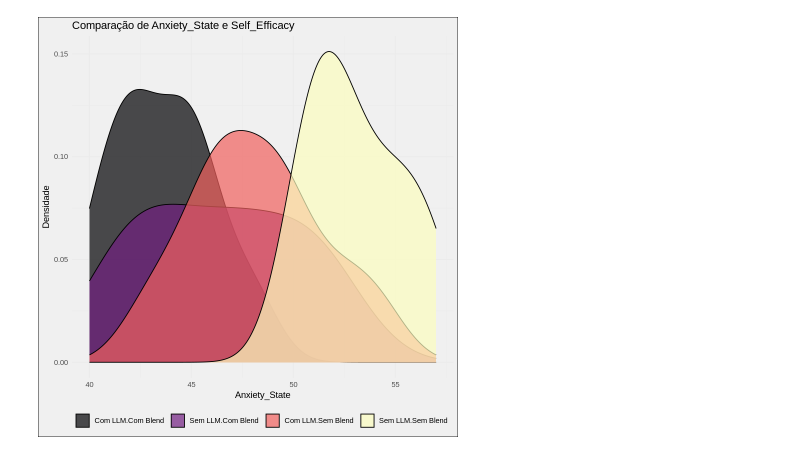
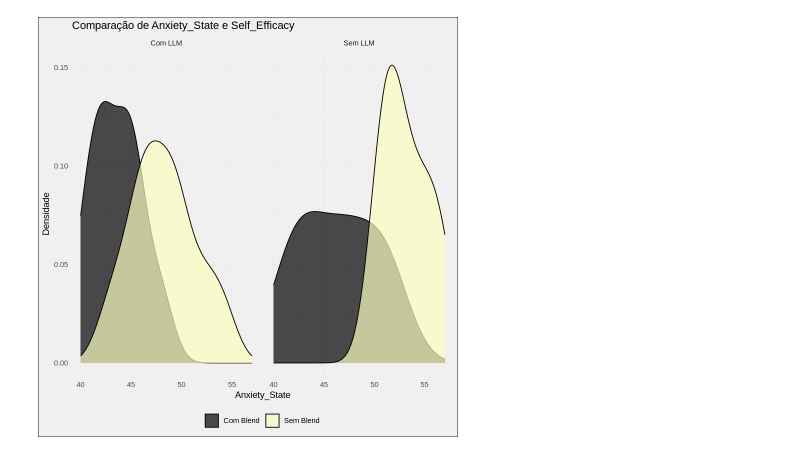
Before and after one commit to high-complexity/nb, a Jupyter notebook: io.ipynb, the cells around one changed output. Saved outputs shown, nothing was run; the diff lists cells and outputs as text; code cells hidden in the pictures.

```diff
--- a/io.ipynb
+++ b/io.ipynb
@@ -2,22 +2,10 @@
 # Instalar pacotes necessários
 if(!require("tidyverse")) install.packages("tidyverse")
 if(!require("viridis")) install.packages("viridis")
-if(!require("reshape2")) install.packages("reshape2")
-if(!require("ggcorrplot")) install.packages("ggcorrplot")
-if(!require("plotly")) install.packages("plotly")
-if(!require("effectsize")) install.packages("effectsize")
-if(!require("ez")) install.packages("ez")
-if(!require("corrr")) install.packages("corrr")
 
 # Carregar bibliotecas
 library(tidyverse)
 library(viridis)
-library(reshape2)
-library(ggcorrplot)
-library(plotly)
-library(effectsize)
-library(ez)
-library(corrr)
 
 # Dataset como string
 data_string <- "ID,Group,Age,Gender,Programming_Experience,Anxiety_State,Self_Efficacy,Condition_LLM,Condition_Blend,task_1,task_2,task_3,task_4,task_5,task_6,task_7,task_8,task_9,task_10,Eye_Fixation_Duration,Eye_Fixation_Count,Eye_Saccade_Amplitude,Eye_Pupil_Diameter
@@ -76,21 +64,11 @@ df_normalized$Blend_Label <- factor(ifelse(df$Condition_Blend == 1, "Com Blend",
 # Definir um tema alternativo para os gráficos
 theme_set(theme_minimal() + theme(plot.background = element_rect(fill = "#f0f0f0")))
 
-# Função para gerar gráficos de correlação com ajuste de p-values
-gerar_correlacao <- function(vars_selecionadas) {
-  correlation_matrix <- cor(df_normalized[, vars_selecionadas])
-  p_values <- cor_pmat(df_normalized[, vars_selecionadas])
-
-  ggcorrplot(correlation_matrix, hc.order = TRUE, type = "lower", p.mat = p_values, sig.level = 0.05,
-             lab = TRUE, lab_size = 3, method="circle", colors = c("#6D9EC1", "white", "#E46726"),
-             title="Matriz de Correlação com P-Values Ajustados") +
-    theme(plot.title = element_text(hjust = 0.5))
-}
-
 # Função para gerar gráficos de densidade para variáveis neurofisiológicas
 gerar_grafico_densidade <- function(var1, var2) {
-  ggplot(df_normalized, aes(x = .data[[var1]], fill = interaction(LLM_Label, Blend_Label))) +
+  ggplot(df_normalized, aes(x = .data[[var1]], fill = Blend_Label)) +
     geom_density(alpha = 0.7) +
+    facet_wrap(~ LLM_Label) +
     scale_fill_viridis(discrete = TRUE, option = "magma") +
     labs(title = paste("Comparação de", var1, "e", var2),
          x = var1,
@@ -100,72 +78,31 @@ gerar_grafico_densidade <- function(var1, var2) {
 
 # Função para gerar boxplots comparando neurofisiologia e escalas
 gerar_grafico_caixa <- function(var1, var2) {
-  ggplot(df_normalized, aes(x = interaction(LLM_Label, Blend_Label), y = .data[[var1]], fill = interaction(LLM_Label, Blend_Label))) +
+  ggplot(df_normalized, aes(x = Blend_Label, y = .data[[var1]], fill = Blend_Label)) +
     geom_boxplot(alpha = 0.7) +
+    facet_wrap(~ LLM_Label) +
     scale_fill_viridis(discrete = TRUE, option = "magma") +
     labs(title = paste("Boxplot de", var1, "e", var2),
-         x = "Condição Experimental",
+         x = "Condição Blend",
          y = var1) +
     theme(legend.position = "bottom", legend.title = element_blank())
 }
 
-# Função para gerar heatmaps para variáveis neurofisiológicas
-gerar_mapa_calor <- function(var) {
-  df_heatmap <- df_normalized %>%
-    select(LLM_Label, Blend_Label, all_of(var)) %>%
-    group_by(LLM_Label, Blend_Label) %>%
-    summarize(media = mean(.data[[var]]), .groups = "drop") %>%
-    pivot_wider(names_from = Blend_Label, values_from = media)
-
-  ggplot(df_heatmap, aes(x = LLM_Label, y = `Com Blend`, fill = media)) +
-    geom_tile() +
-    scale_fill_viridis(option = "magma") +
-    labs(title = paste("Mapa de Calor de", var),
-         x = "Uso de LLM",
-         y = "Consumo de Blend") +
-    theme(legend.position = "bottom", legend.title = element_blank())
-}
-
-# Geração de 30 gráficos: comparações de duas escalas ou neurofisiologia
+# Geração de gráficos: comparações de duas escalas ou neurofisiologia
 variables <- c("Anxiety_State", "Self_Efficacy", "Eye_Fixation_Duration", "Eye_Fixation_Count", "Eye_Saccade_Amplitude", "Eye_Pupil_Diameter")
 
 graficos_densidade <- list()
 graficos_caixa <- list()
-mapas_calor <- list() # Inicializar a lista mapas_calor
 
 # Gerar gráficos de densidade e boxplots para pares de variáveis
 for (i in 1:(length(variables)-1)) {
   for (j in (i+1):length(variables)) {
-    graficos_densidade[[paste(variables[i], variables[j], sep = "_vs_")]] <- gerar_grafico_densidade(variables[i], variables[j])
-    graficos_caixa[[paste(variables[i], variables[j], sep = "_vs_")]] <- gerar_grafico_caixa(variables[i], variables[j])
+    graficos_densidade[[paste(variables[i], variables[j], sep = "vs")]] <- gerar_grafico_densidade(variables[i], variables[j])
+    graficos_caixa[[paste(variables[i], variables[j], sep = "vs")]] <- gerar_grafico_caixa(variables[i], variables[j])
   }
-}
-
-# Gerar heatmaps para variáveis neurofisiológicas
-for (var in variables) {
-  mapas_calor[[var]] <- gerar_mapa_calor(var)
 }
 
 # Exibir os gráficos
 print(graficos_densidade)
 print(graficos_caixa)
-print(mapas_calor)
-
-# Calcular a matriz de correlação com ajuste de p-values
-correlacao <- gerar_correlacao(c(variables, paste0("task_", 1:10)))
-print(correlacao)
-
-# ANOVA exemplo para a primeira tarefa - Corrigido para usar between
-anova_result <- ezANOVA(
-  data = df_normalized,
-  dv = .(task_1),  # Variável dependente
-  wid = .(ID),     # ID do participante
-  between = .(LLM_Label, Blend_Label),  # Condições experimentais como fator between
-  type = 3,  # Tipo III soma de quadrados
-  detailed = TRUE
-)
-print(anova_result)
-
-# Tamanho do efeito
-eta_squared(anova_result)
 # %% [output]
@@ -175 +129 @@ $Anxiety_State_vs_Eye_Fixation_Duration
-[figure, old version]
+[figure, new version]
```
Also changed, not shown: parts of 1 cell of this notebook.
